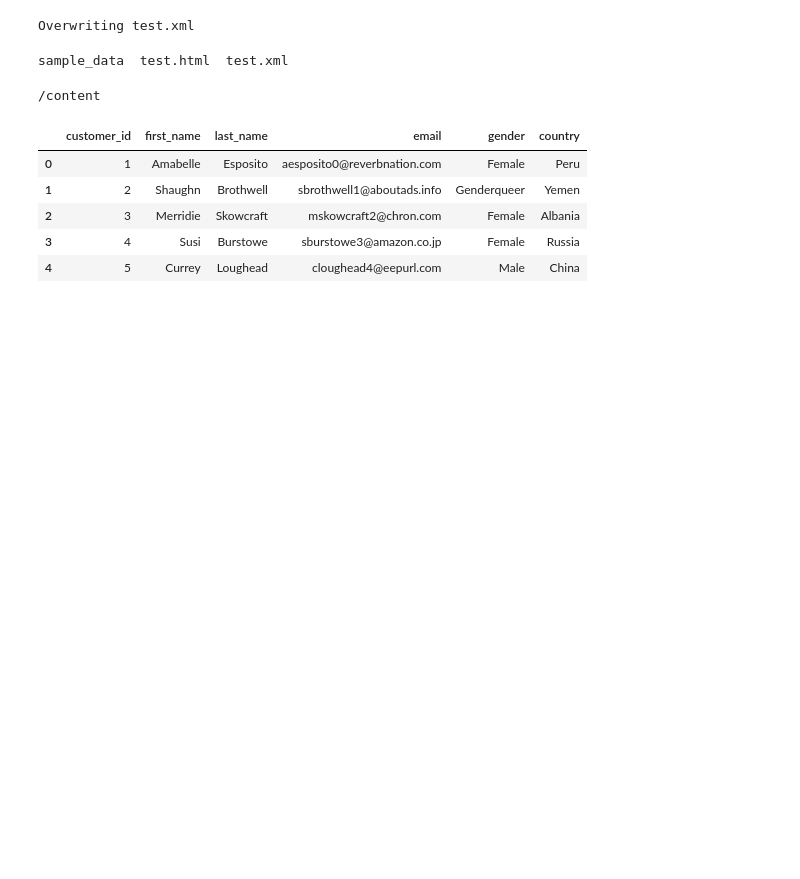
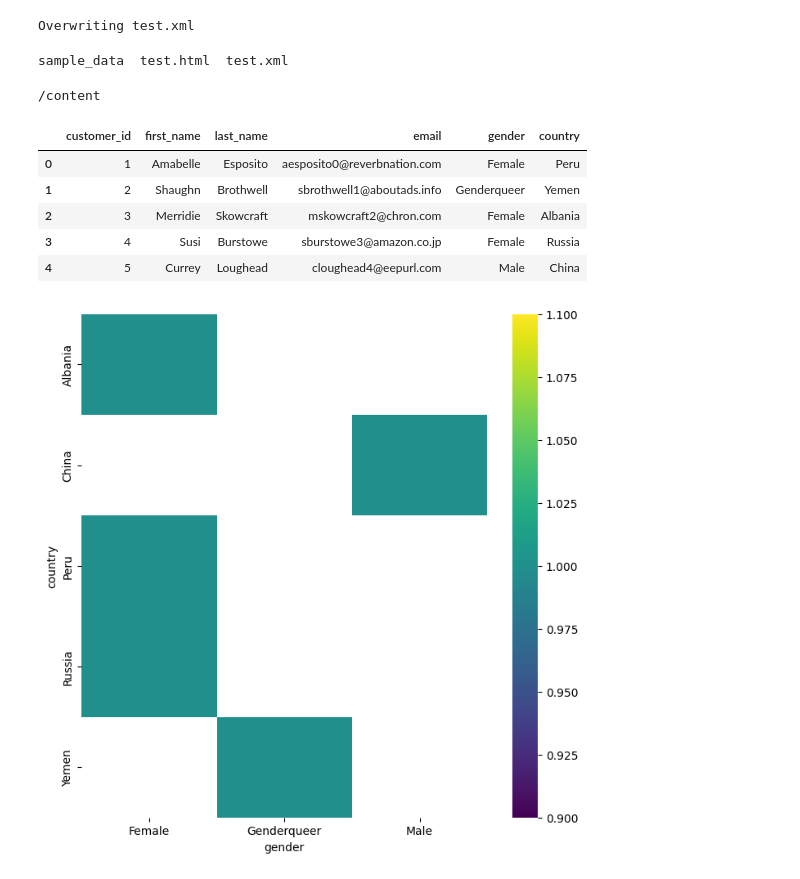
Before and after one commit to holman57/AI_Emotion_Detection, a Jupyter notebook: Pandas.ipynb, the cells around one changed output. Saved outputs shown, nothing was run; the diff lists cells and outputs as text; code cells hidden in the pictures; blank space fills up the shorter version.

```diff
--- a/Pandas.ipynb
+++ b/Pandas.ipynb
@@ -69,3 +69,19 @@ df
 | 2 | 3 | Merridie | Skowcraft | mskowcraft2@chron.com | Female | Albania |
 | 3 | 4 | Susi | Burstowe | sburstowe3@amazon.co.jp | Female | Russia |
 | 4 | 5 | Currey | Loughead | cloughead4@eepurl.com | Male | China |
+# %%
+# @title gender vs country
+
+from matplotlib import pyplot as plt
+import seaborn as sns
+import pandas as pd
+plt.subplots(figsize=(8, 8))
+df_2dhist = pd.DataFrame({
+    x_label: grp['country'].value_counts()
+    for x_label, grp in df.groupby('gender')
+})
+sns.heatmap(df_2dhist, cmap='viridis')
+plt.xlabel('gender')
+_ = plt.ylabel('country')
+# %% [output]
+[figure, added]
```
Also changed, not shown: parts of 1 cell of this notebook.
